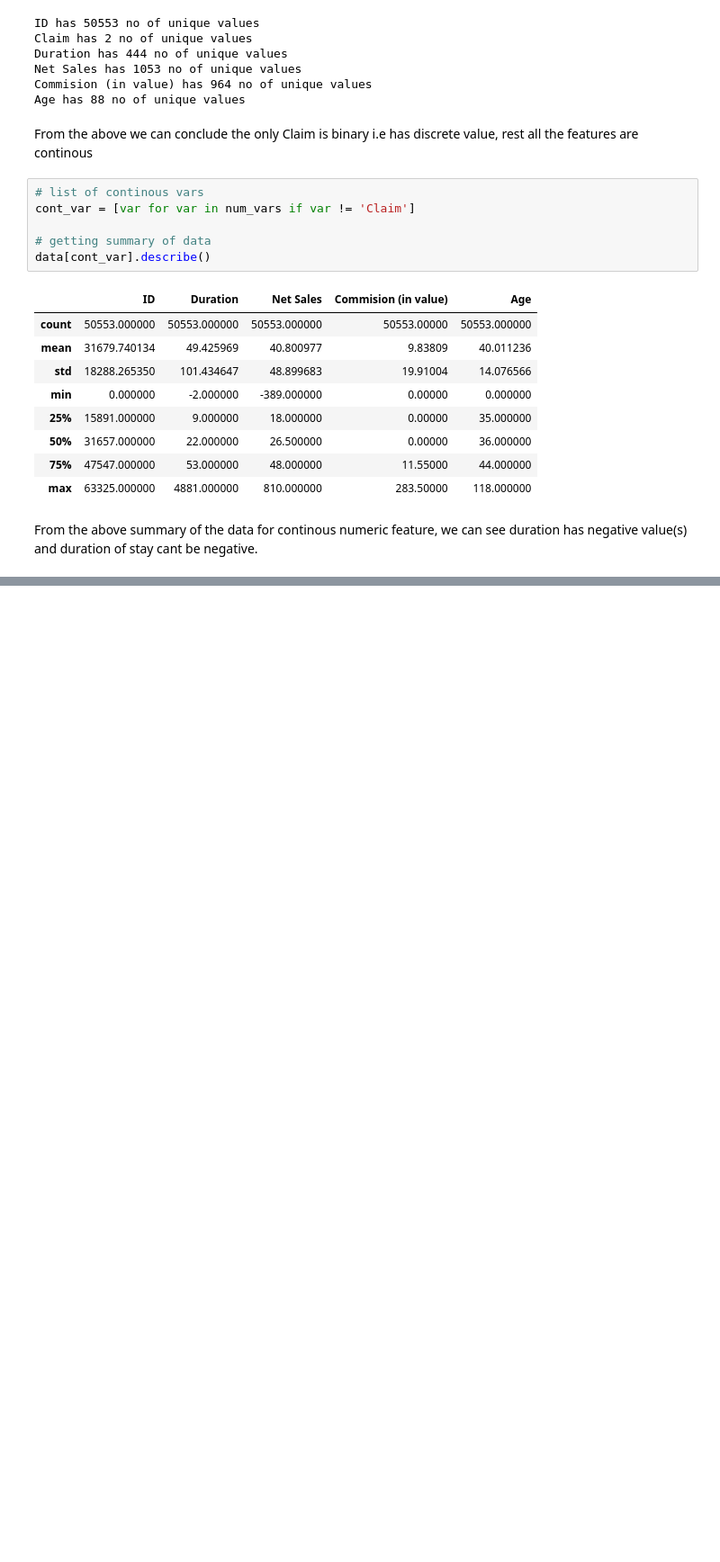
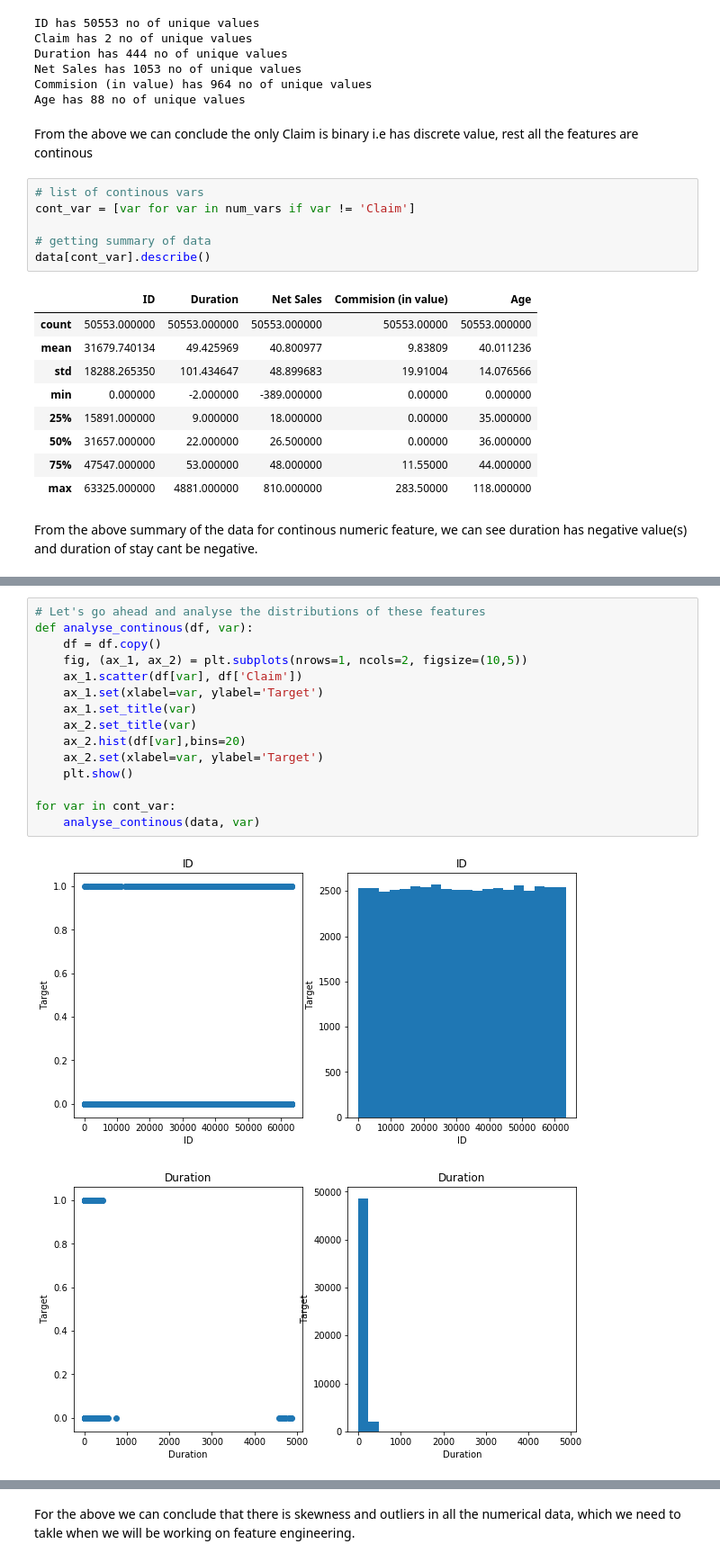
Before and after one commit to pathak08-abhishek01/greyatom_hackathon, a Jupyter notebook: hackathon.ipynb, the cells around one changed output, grey strips where cells are left out. Shown at 90% size. Cells and saved outputs as stored; diff of their text form; blank space fills up the shorter version.

```diff
--- a/hackathon.ipynb
+++ b/hackathon.ipynb
@@ -186,0 +203,18 @@ Name: 181, dtype: object
+# %%
+# Let's go ahead and analyse the distributions of these features
+def analyse_continous(df, var):
+    df = df.copy()
+    fig, (ax_1, ax_2) = plt.subplots(nrows=1, ncols=2, figsize=(10,5))
+    ax_1.scatter(df[var], df['Claim'])
+    ax_1.set(xlabel=var, ylabel='Target')
+    ax_1.set_title(var)
+    ax_2.set_title(var)
+    ax_2.hist(df[var],bins=20)
+    ax_2.set(xlabel=var, ylabel='Target')
+    plt.show()
+
+for var in cont_var:
+    analyse_continous(data, var)
+# %% [output]
+[figure, added]
+[figure, added]
@@ -186,0 +224,2 @@ Name: 181, dtype: object
+# %% [markdown]
+For the above we can conclude that there is skewness and outliers in all the numerical data, which we need to takle when we will be working on feature engineering.
```
Also changed, not shown: parts of 38 cells of this notebook.
